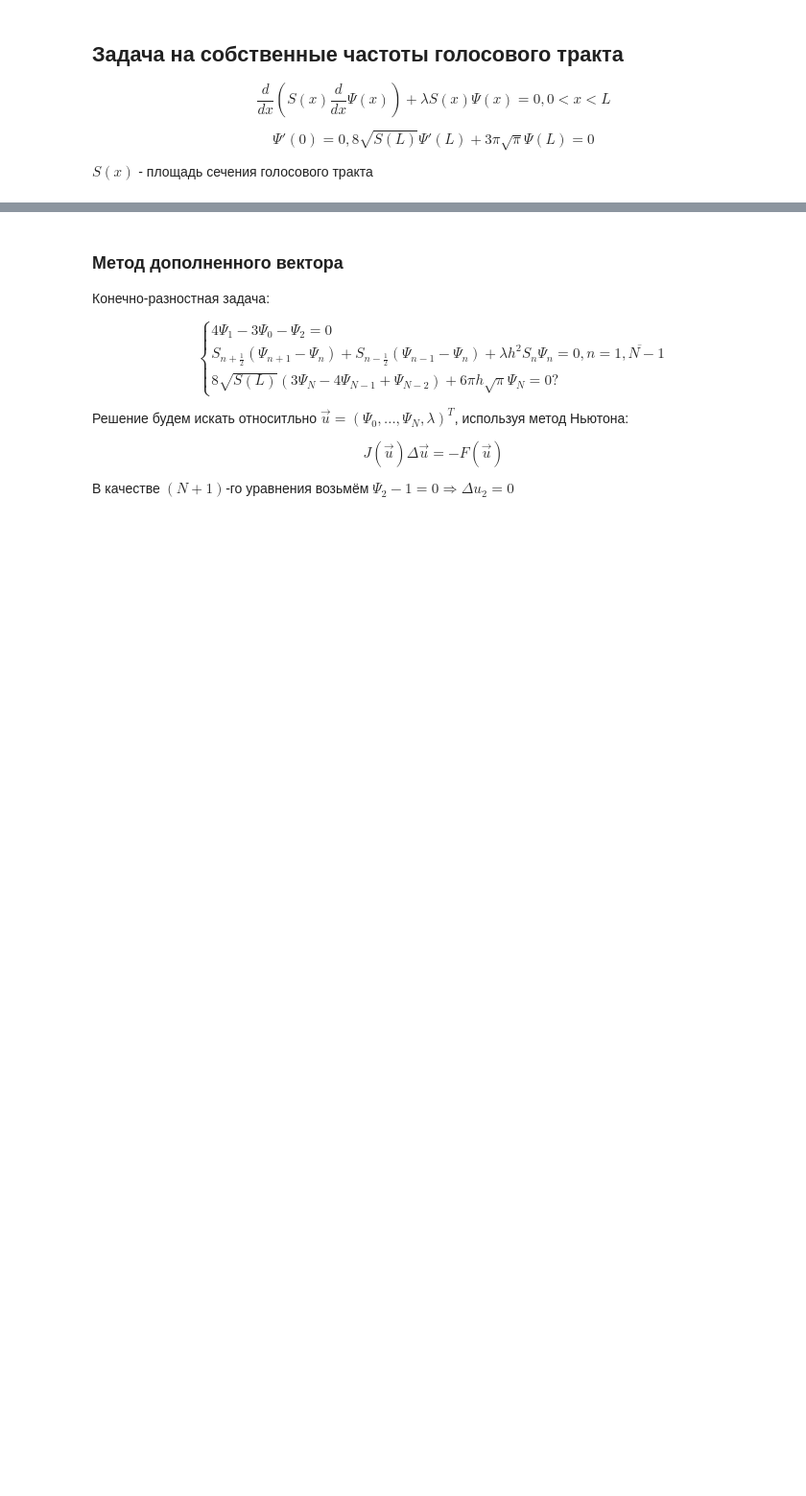
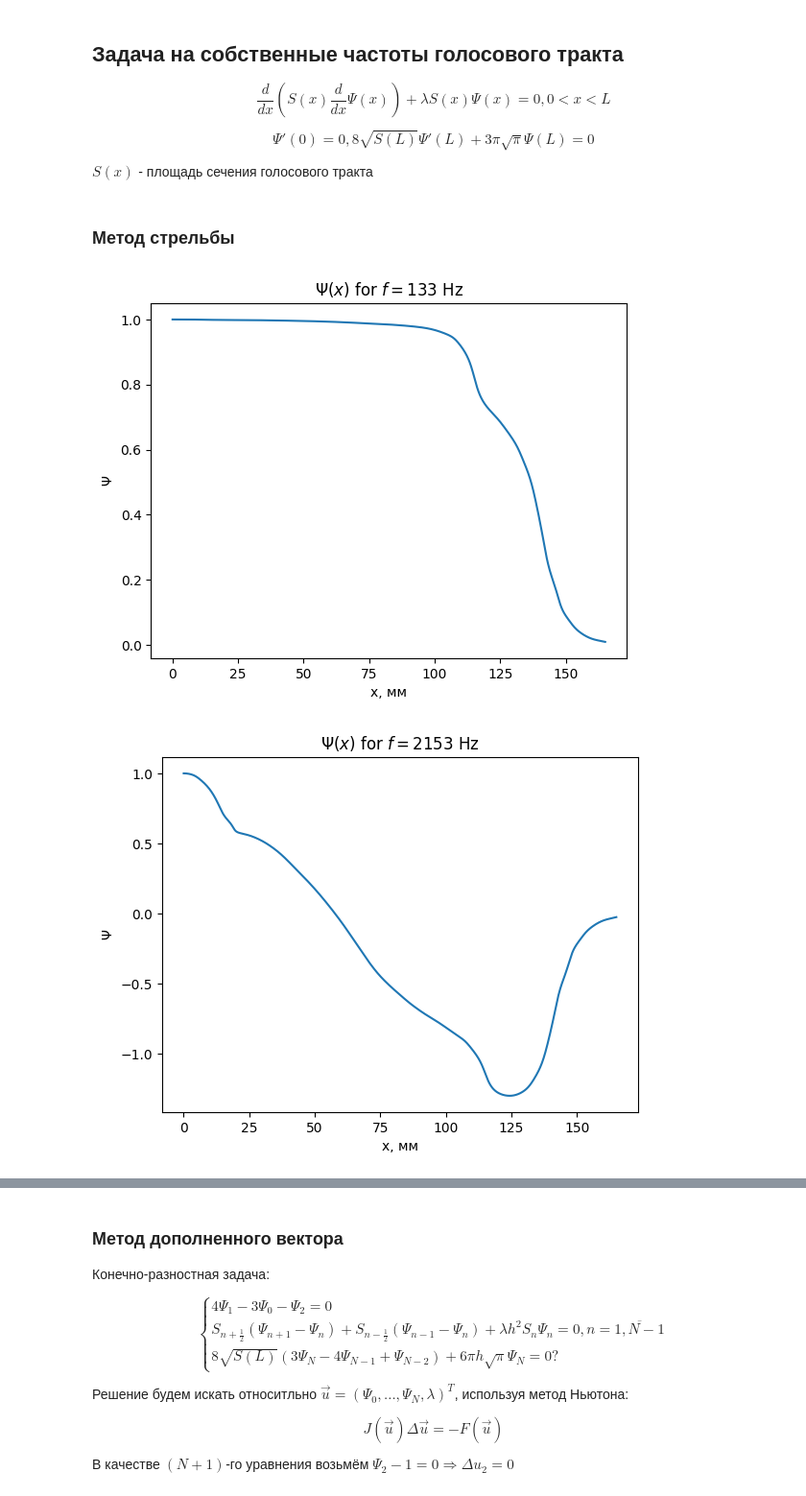
Before and after one commit to VoyakaGOD/computational-mathematics, a Jupyter notebook: Sturm-Liouville-problem.ipynb, the cells around one changed output, grey strips where cells are left out. Shown at 96% size. Cells and saved outputs as stored; diff of their text form; code cells hidden in the pictures; blank space fills up the shorter version.

```diff
--- a/Sturm-Liouville-problem.ipynb
+++ b/Sturm-Liouville-problem.ipynb
@@ -7,40 +7,10 @@ $$\Psi'(0) = 0, 8\sqrt{S(L)}\Psi'(L) + 3\pi\sqrt{\pi}\Psi(L) = 0$$
 
 $S(x)$ - площадь сечения голосового тракта
 # %%
-from BVPlib import *
+from SLPlib import *
 from math import *
 import matplotlib.pyplot as plt
 from splinelib import NaturalSpline
-
-RtoR = Callable[[float], float]
-R2toR = Callable[[float, float], float]
-
-def diff(f : RtoR, x : float):
-    return (f(x + Differetiator.step) - f(x - Differetiator.step)) / (2 * Differetiator.step)
-
-class SLPSolver:
-    eps = 1e-4
-    step = 1e-7
-
-    # (S(x)y')' + lb*S(x)y = 0
-    # y'(0) = 0, R(y, y') = 0
-    # returns lb, (y, y')_n
-    @staticmethod
-    def solve_by_shooting_method(S : RtoR, R : R2toR, N: int, L : float, initial_lambda : float):
-        lb = initial_lambda
-        h = L/N
-        def M(l : float):
-            f : VecTFunc = lambda x, q: Vector(q[1], -l * q[0] - diff(S, x)/S(x) * q[1])
-            fL = RungeKuttaMethods.explicit_4_order(f, Vector(1, 0), h, N, 0)[N]
-            return R(fL[0], fL[1])
-        while(True):
-            ODEIOSettings.info("lb = " + str(lb))
-            boundary = M(lb)
-            if(abs(boundary) < SLPSolver.eps):
-                break
-            lb = lb - boundary / diff(M, lb)
-        f : VecTFunc = lambda x, q: Vector(q[1], -lb * q[0] - diff(S, x)/S(x) * q[1])
-        return lb, RungeKuttaMethods.explicit_4_order(f, Vector(1, 0), h, N, 0)
 
 def show_result(N : int, solution : tuple[float, list[Vector | float]], L : float):
     lb, us = solution
@@ -63,8 +33,16 @@ L = 165
 def R(y, dy):
     return 8*sqrt(S(L))*dy + 3*pi*sqrt(pi)*y
 
-N = 10000
-# show_result(N, SLPSolver.solve_by_shooting_method(S, R, N, L, 0), L)
-# show_result(N, SLPSolver.solve_by_shooting_method(S, R, N, L, 1e-3), L)
-# show_result(N, SLPSolver.solve_by_shooting_method(S, R, N, L, 3e-3), L)
-# show_result(N, SLPSolver.solve_by_shooting_method(S, R, N, L, 4e-3), L)
+def ftol(f : float):
+    return (f * 2 * pi / 331e3)**2
+# %% [markdown]
+### Метод стрельбы
+# %%
+N = 1000
+show_result(N, SLPSolver.solve_by_shooting_method(S, R, N, L, ftol(0)), L)
+show_result(N, SLPSolver.solve_by_shooting_method(S, R, N, L, ftol(2000)), L)
+show_result(N, SLPSolver.solve_by_shooting_method(S, R, N, L, ftol(3000)), L)
+show_result(N, SLPSolver.solve_by_shooting_method(S, R, N, L, ftol(3500)), L)
+# %% [output]
+[figure, added]
+[figure, added]
```
Also changed, not shown: parts of 2 cells of this notebook, 4 other files.
